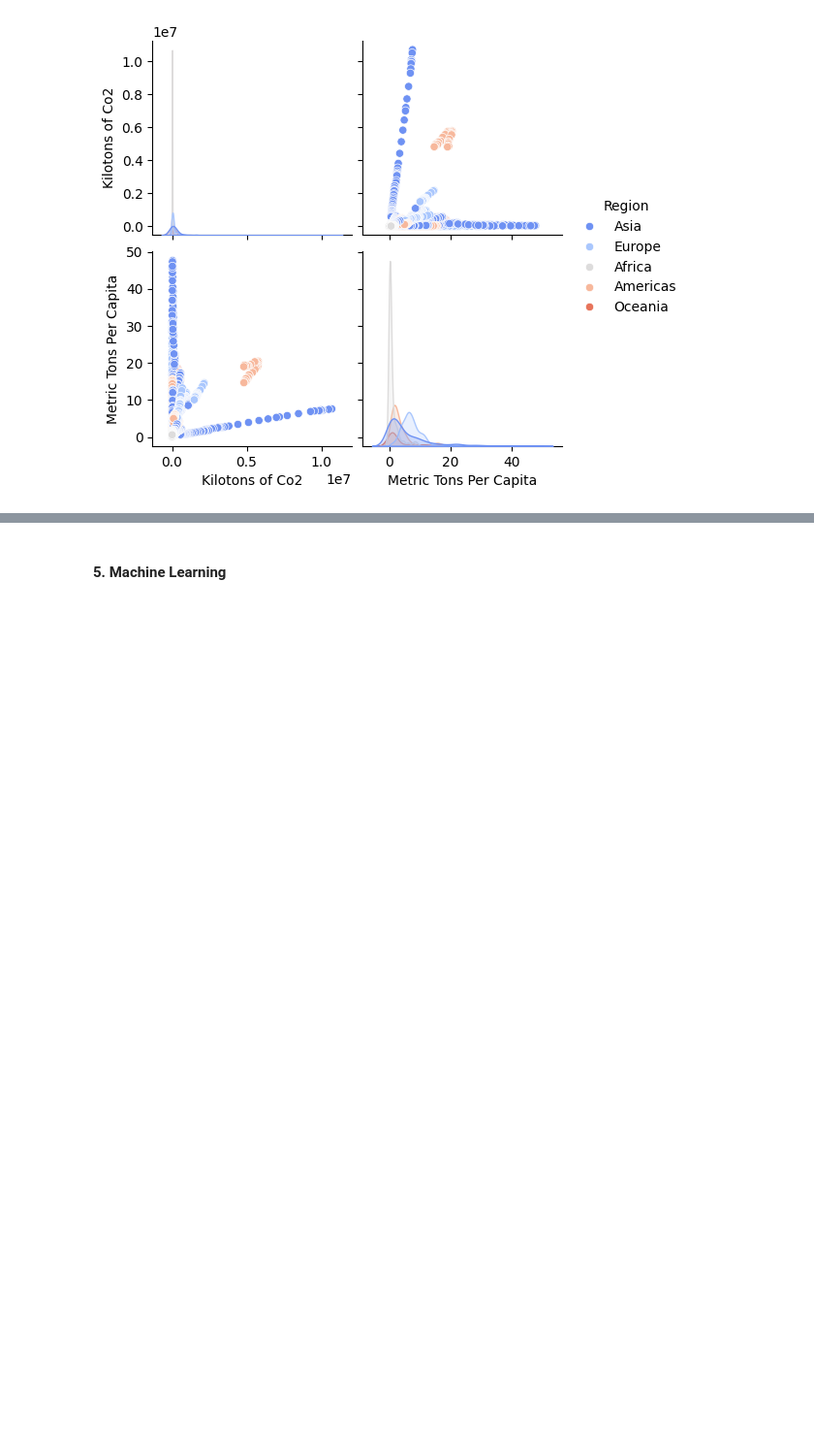
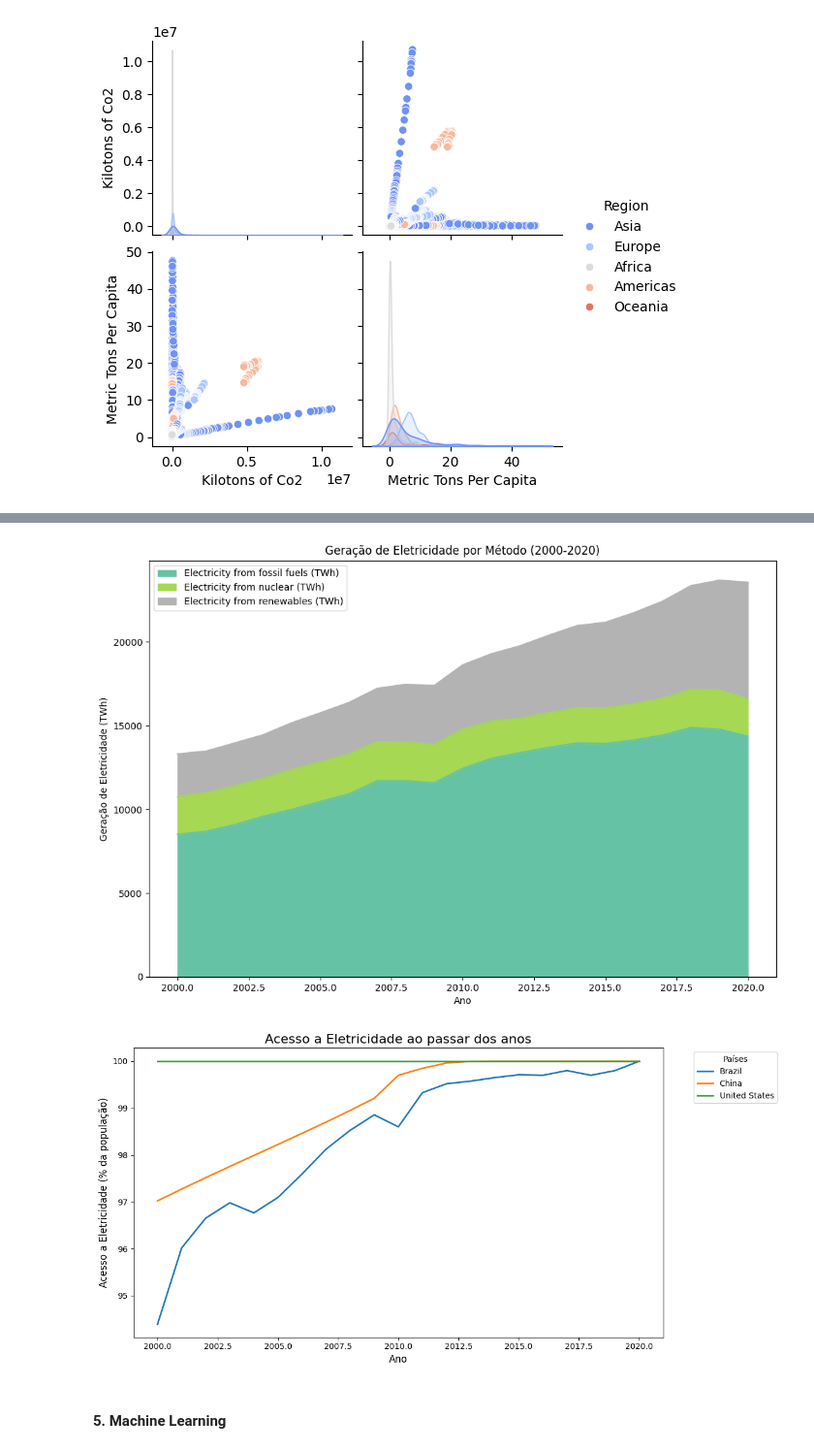
Before and after one commit to gciziks/DataScienceGS, a Jupyter notebook: GS.ipynb, the cells around one changed output, grey strips where cells are left out. Shown at 97% size. Drawn from its saved outputs; the diff is of its cells as text; code cells hidden in the pictures; blank space fills up the shorter version.

```diff
--- a/GS.ipynb
+++ b/GS.ipynb
@@ -245,3 +253,26 @@ Passing `palette` without assigning `hue` is deprecated and will be removed in v
+# %%
+df_electricity = df_ml[['Year', 'Electricity from fossil fuels (TWh)', 'Electricity from nuclear (TWh)', 'Electricity from renewables (TWh)']]
+
+df_electricity_sum = df_electricity.groupby('Year').sum()
+
+df_electricity_sum.plot(kind='area', figsize=(12, 8), stacked=True, colormap='Set2')
+plt.title('Geração de Eletricidade por Método (2000-2020)')
+plt.xlabel('Ano')
+plt.ylabel('Geração de Eletricidade (TWh)')
+plt.show()
+
+plt.figure(figsize=(12, 6))
+df_mlg = df_ml[df_ml["Entity"].isin(['Brazil','United States','China'])]
+sns.lineplot(data=df_mlg, x="Year", y="Access to electricity (% of population)", hue="Entity", palette="tab10", markers=True, lw=2)
+plt.title("Acesso a Eletricidade ao passar dos anos", fontsize=16)
+plt.xlabel("Ano", fontsize=12)
+plt.ylabel("Acesso a Eletricidade (% da população)", fontsize=12)
+plt.legend(title='Países', bbox_to_anchor=(1.05, 1), loc='upper left')
+plt.tight_layout()
+plt.show()
+# %% [output]
+[figure, added]
+[figure, added]
 # %% [markdown]
 #### 5. Machine Learning
 # %% [markdown]
```
Also changed, not shown: parts of 3 cells of this notebook, 1 other file.
